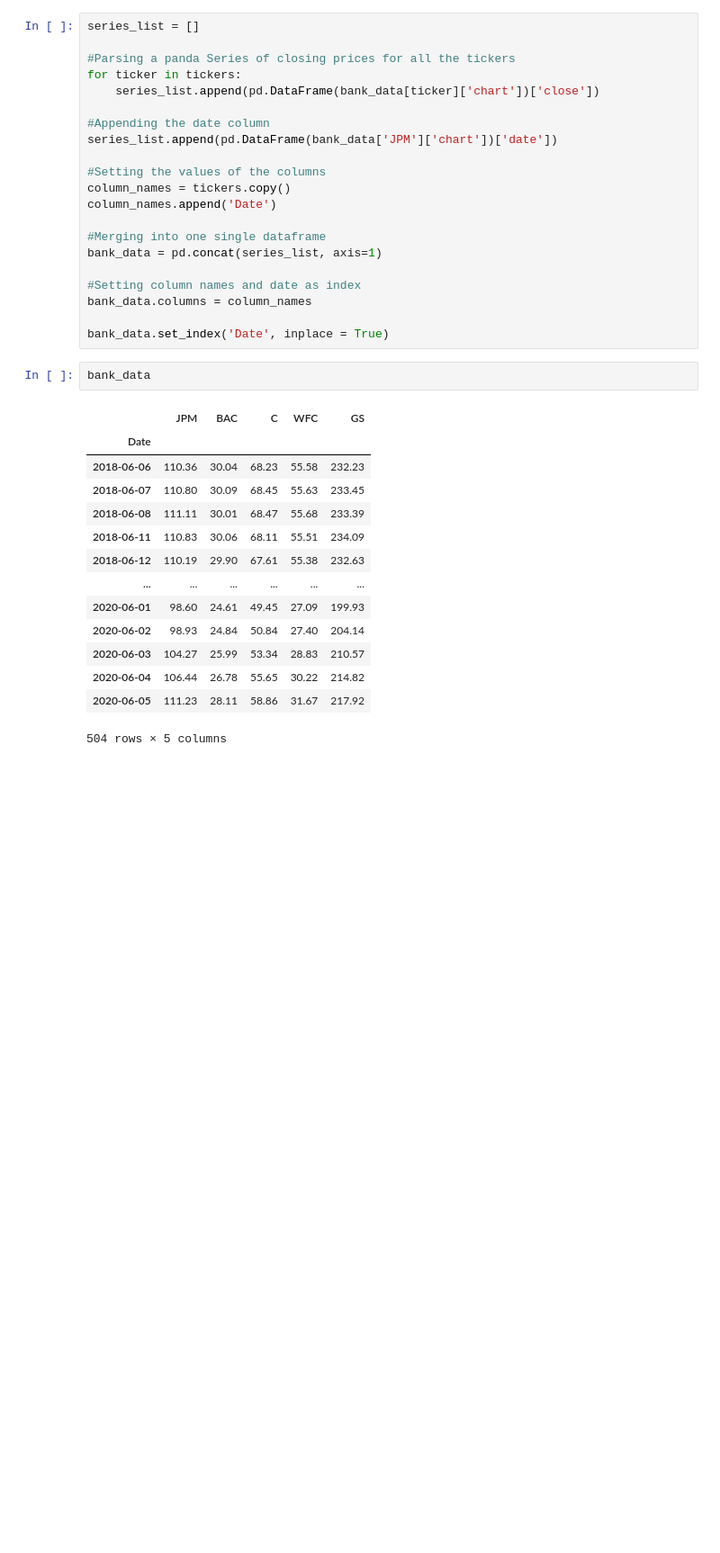
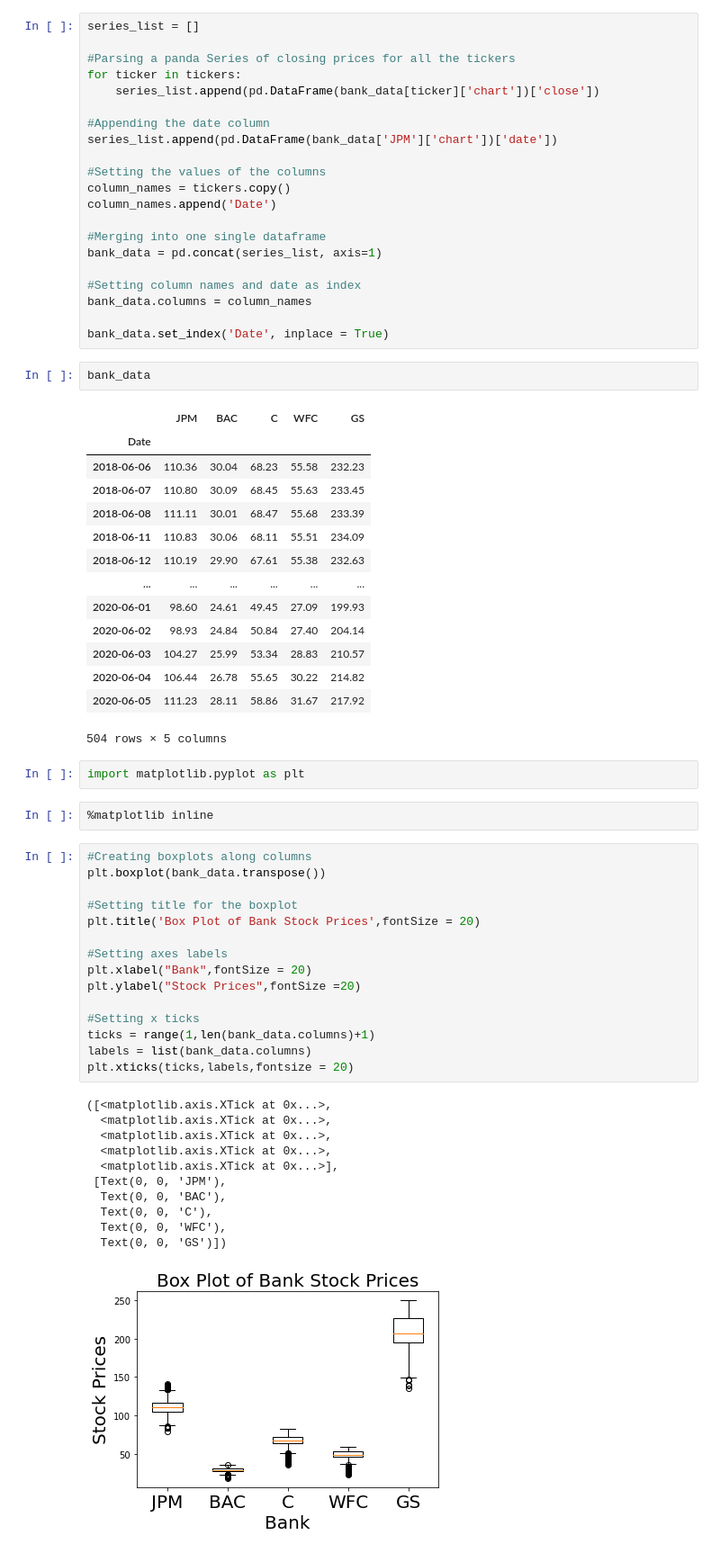
Before and after one commit to kg-kartik/StockPrices-Visualization, a Jupyter notebook: main.ipynb, the cells around one changed output. Shown at 90% size. Cells and saved outputs as stored; diff of their text form; blank space fills up the shorter version.

Commit message:
Added boxplot

```diff
--- a/main.ipynb
+++ b/main.ipynb
@@ -69,3 +69,34 @@ bank_data
 | 2020-06-04 | 106.44 | 26.78 | 55.65 | 30.22 | 214.82 |
 | 2020-06-05 | 111.23 | 28.11 | 58.86 | 31.67 | 217.92 |
 504 rows × 5 columns
+# %%
+import matplotlib.pyplot as plt
+# %%
+%matplotlib inline
+# %%
+#Creating boxplots along columns
+plt.boxplot(bank_data.transpose())
+
+#Setting title for the boxplot
+plt.title('Box Plot of Bank Stock Prices',fontSize = 20)
+
+#Setting axes labels
+plt.xlabel("Bank",fontSize = 20)
+plt.ylabel("Stock Prices",fontSize =20)
+
+#Setting x ticks
+ticks = range(1,len(bank_data.columns)+1)
+labels = list(bank_data.columns)
+plt.xticks(ticks,labels,fontsize = 20)
+# %% [output]
+([<matplotlib.axis.XTick at 0x...>,
+  <matplotlib.axis.XTick at 0x...>,
+  <matplotlib.axis.XTick at 0x...>,
+  <matplotlib.axis.XTick at 0x...>,
+  <matplotlib.axis.XTick at 0x...>],
+ [Text(0, 0, 'JPM'),
+  Text(0, 0, 'BAC'),
+  Text(0, 0, 'C'),
+  Text(0, 0, 'WFC'),
+  Text(0, 0, 'GS')])
+[figure, added]
```
